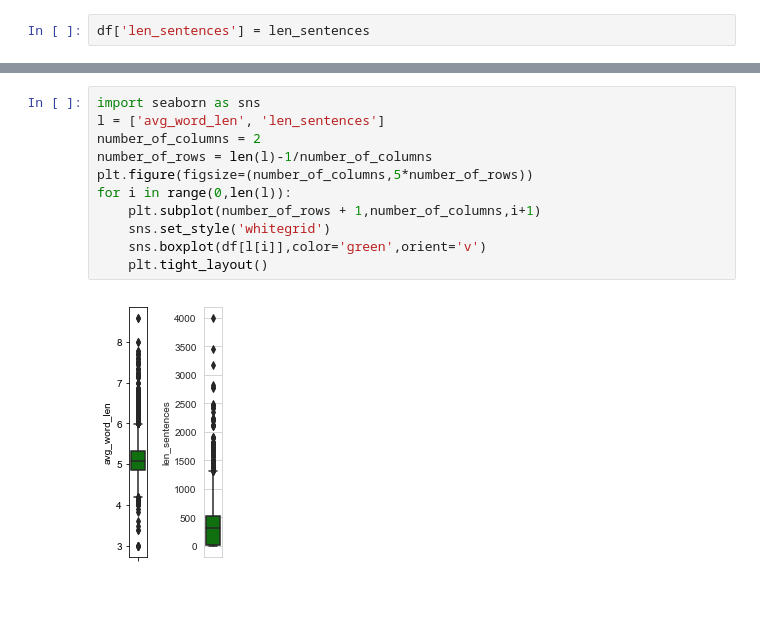
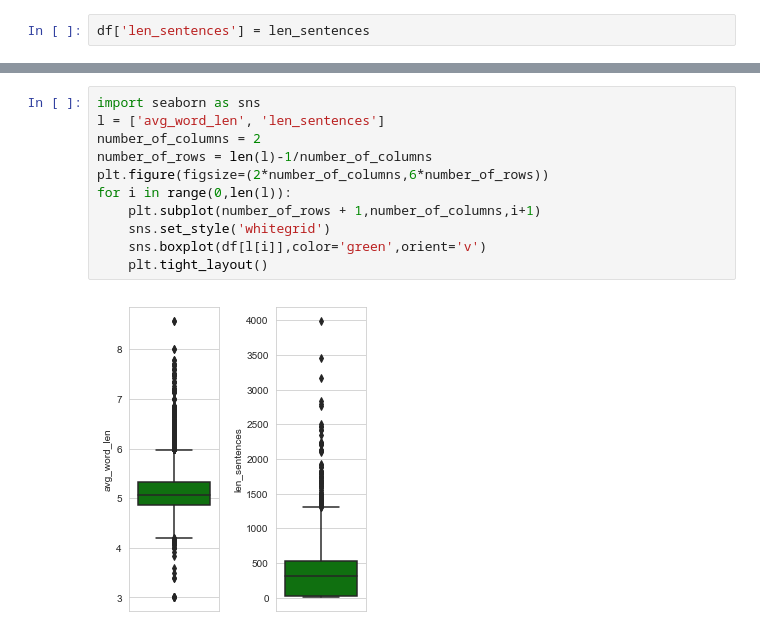
Before and after one commit to MarShaikh/FakeNews-Covid19, a Jupyter notebook: JupyterNotebooks/LSTM_RNN_Implementation.ipynb, the cells around one changed output, grey strips where cells are left out. Saved outputs shown, nothing was run; the diff lists cells and outputs as text; blank space fills up the shorter version.

```diff
--- a/JupyterNotebooks/LSTM_RNN_Implementation.ipynb
+++ b/JupyterNotebooks/LSTM_RNN_Implementation.ipynb
@@ -189,13 +189,13 @@ df.head(1)
 # %%
 import seaborn as sns
 l = ['avg_word_len', 'len_sentences']
 number_of_columns = 2
 number_of_rows = len(l)-1/number_of_columns
-plt.figure(figsize=(number_of_columns,5*number_of_rows))
+plt.figure(figsize=(2*number_of_columns,6*number_of_rows))
 for i in range(0,len(l)):
     plt.subplot(number_of_rows + 1,number_of_columns,i+1)
     sns.set_style('whitegrid')
     sns.boxplot(df[l[i]],color='green',orient='v')
     plt.tight_layout()
 # %% [output]
-[figure, old version]
+[figure, new version]
```
Also changed, not shown: parts of 2 cells of this notebook.
